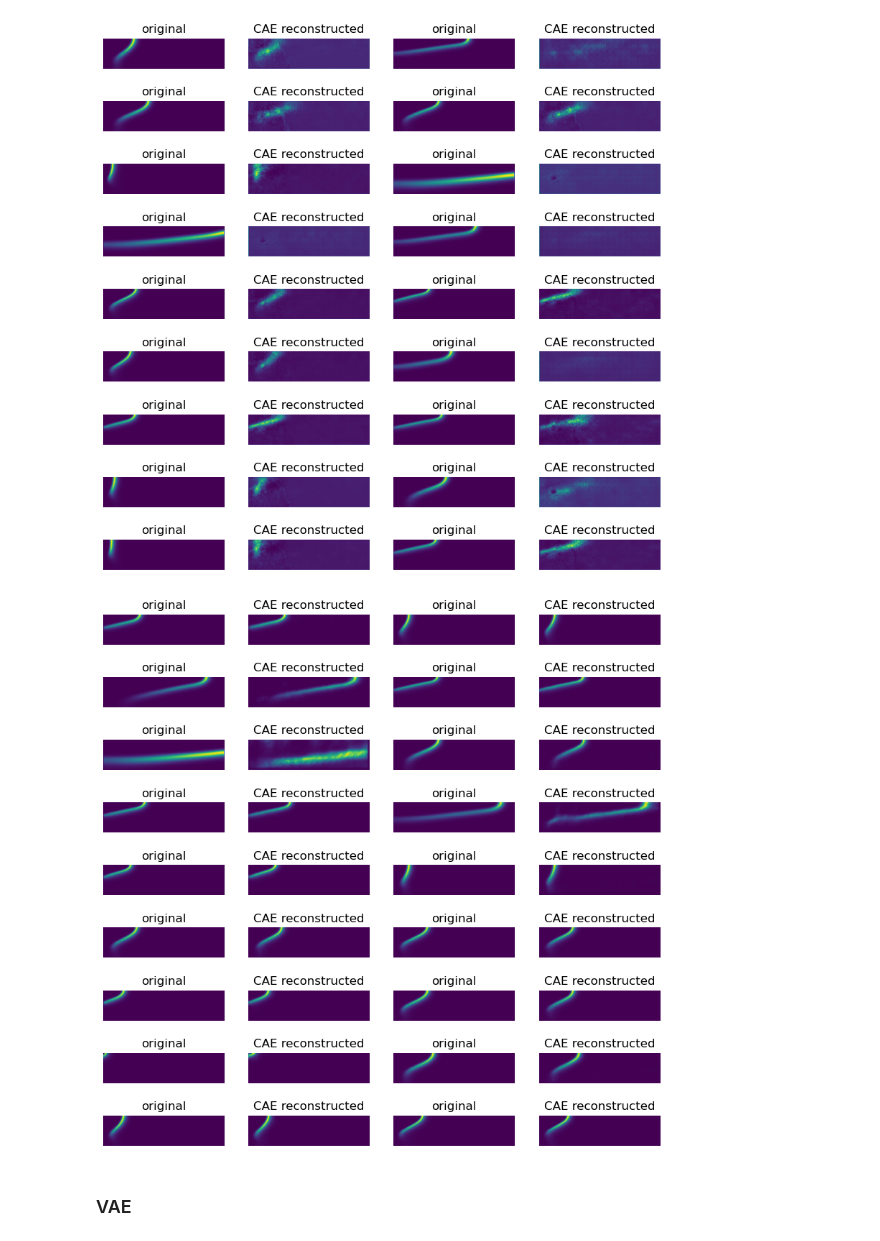
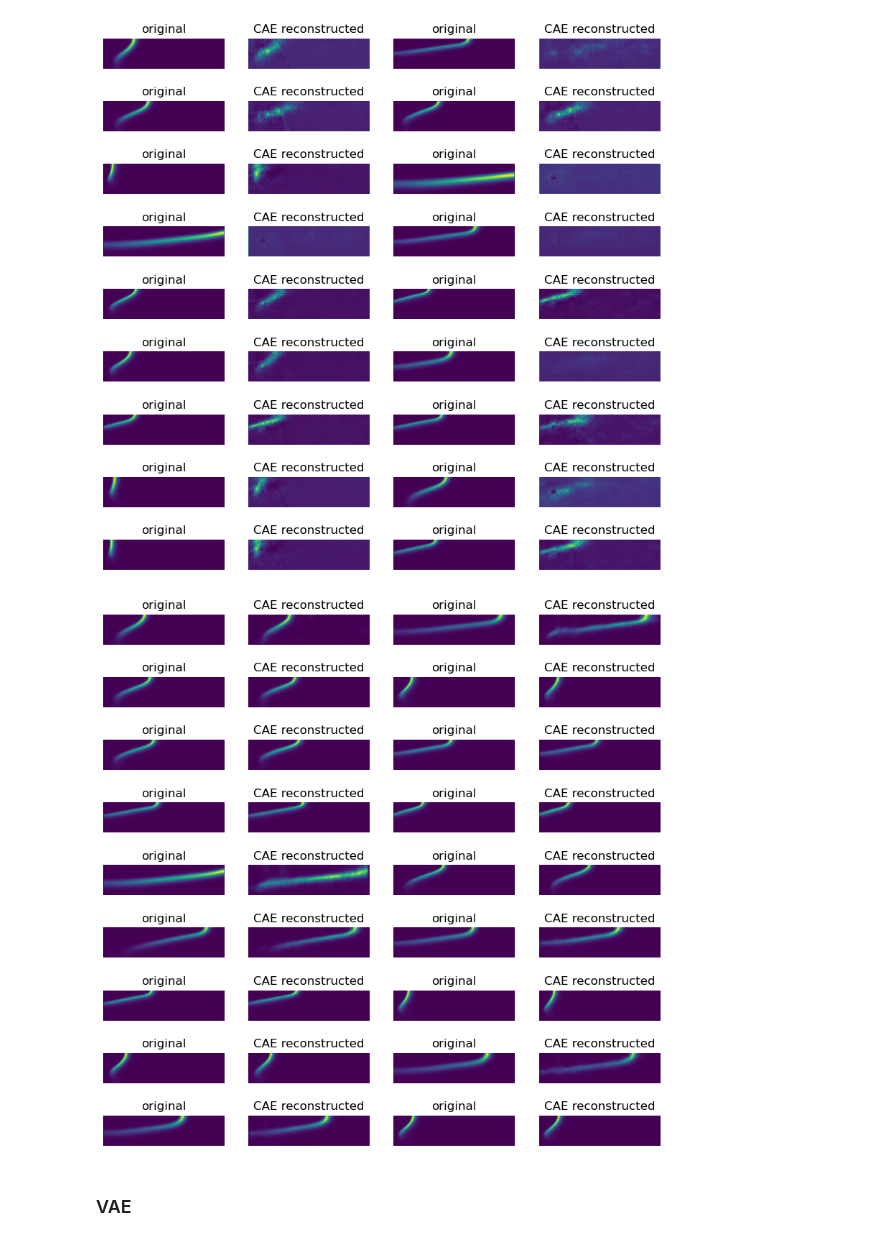
Before and after one commit to zzhuqshun/ML-for-dynamical-system, a Jupyter notebook: Autoencoder.ipynb, the cells around one changed output. Drawn from its saved outputs; the diff is of its cells as text; code cells hidden in the pictures.

```diff
--- a/Autoencoder.ipynb
+++ b/Autoencoder.ipynb
@@ -416,8 +416,5 @@ Epoch 200/200
 WARNING:absl:Found untraced functions such as _jit_compiled_convolution_op, _jit_compiled_convolution_op, _jit_compiled_convolution_op, _jit_compiled_convolution_op, _jit_compiled_convolution_op while ...
 INFO:tensorflow:Assets written to: cae_bs4_lr1e-5_latent_8\assets
 INFO:tensorflow:Assets written to: cae_bs4_lr1e-5_latent_8\assets
-# %%
-# bs 8 lr 1e-4
-hist_cae = CAE.fit(train_data, train_data,epochs=200,batch_size = 8,validation_data=(test_data, test_data))
 # %%
 # bs 8 lr 1e-4
@@ -534,31 +549,35 @@ plt.show()
 [figure]
 # %%
 # CAE with augmentation visualization
+
+AUG = tf.keras.models.load_model('Models/cae_aug_bs8_lr1e-4_latent8')
+
+
 encoded_cae_aug = AUG.encoder(test_data).numpy()
 decoded_cae_aug = AUG.decoder(encoded_cae_aug).numpy()
 
 # loops = 9
 # images_per_loop = 4
 
 fig = plt.figure(figsize=(10, 10))
 columns = 4
 rows = 9
 for i in range(1, columns * rows + 1, 2):
   img = test_data[i - 1]
   ax = fig.add_subplot(rows, columns, i)
   plt.imshow(img)
   plt.title("original")
   plt.axis('off')
 
   decoded_img = decoded_cae_aug[i - 1]
   ax = fig.add_subplot(rows, columns, i + 1)
   plt.imshow(decoded_img)
   plt.title("CAE reconstructed")
   plt.axis('off')
 
 plt.show()
 # %% [output]
-[figure, old version]
+[figure, new version]
 # %% [markdown]
 ### VAE
 # %%
```
Also changed, not shown: parts of 6 cells of this notebook, 21 other files.
